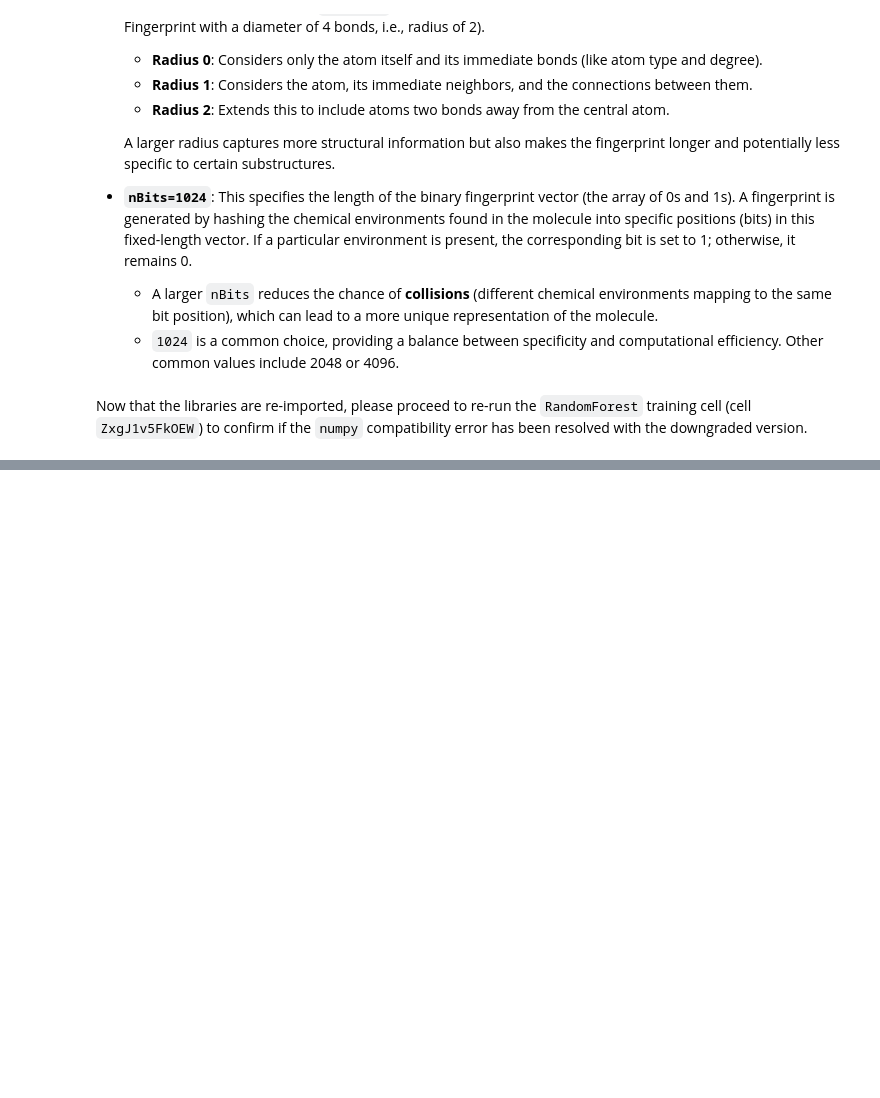
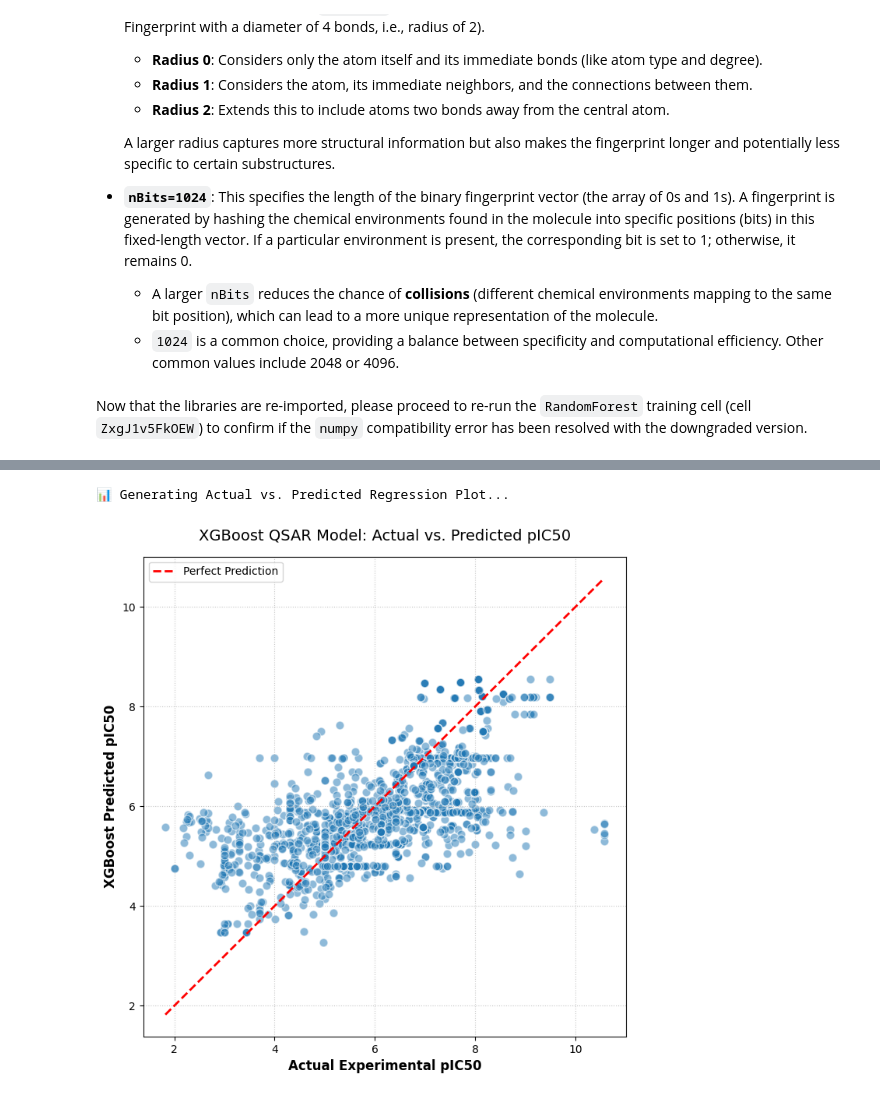
Before and after one commit to eesa3372/Cheminformatics-Learning, a Jupyter notebook: CheminformaticsLearning.ipynb, the cells around one changed output, grey strips where cells are left out. Drawn from its saved outputs; the diff is of its cells as text; code cells hidden in the pictures; blank space fills up the shorter version.

```diff
--- a/CheminformaticsLearning.ipynb
+++ b/CheminformaticsLearning.ipynb
@@ -950,0 +1228,32 @@ Old RMSE: 1.242 -> New RMSE: 1.202
+# %%
+import matplotlib.pyplot as plt
+import numpy as np
+
+print("📊 Generating Actual vs. Predicted Regression Plot...")
+
+# 1. Set up the canvas
+plt.figure(figsize=(8, 8))
+
+# 2. Plot the scatter points (Actual vs Predicted)
+# alpha=0.5 makes the dots transparent so we can see dense overlapping clusters
+plt.scatter(y_test, y_pred_xgb, alpha=0.5, color='#1f77b4', edgecolors='w', s=60)
+
+# 3. Calculate the boundaries for our diagonal reference line
+min_val = min(np.min(y_test), np.min(y_pred_xgb))
+max_val = max(np.max(y_test), np.max(y_pred_xgb))
+
+# 4. Draw the red line of perfect prediction (y = x)
+plt.plot([min_val, max_val], [min_val, max_val], color='red', linestyle='--', linewidth=2, label='Perfect Prediction')
+
+# 5. Add professional labels and formatting
+plt.title('XGBoost QSAR Model: Actual vs. Predicted pIC50', fontsize=14, pad=15)
+plt.xlabel('Actual Experimental pIC50', fontsize=12, fontweight='bold')
+plt.ylabel('XGBoost Predicted pIC50', fontsize=12, fontweight='bold')
+plt.legend()
+plt.grid(True, linestyle=':', alpha=0.7)
+
+# 6. Render the plot
+plt.show()
+# %% [output]
+📊 Generating Actual vs. Predicted Regression Plot...
+[figure, added]
```
Also changed, not shown: parts of 29 cells of this notebook.
